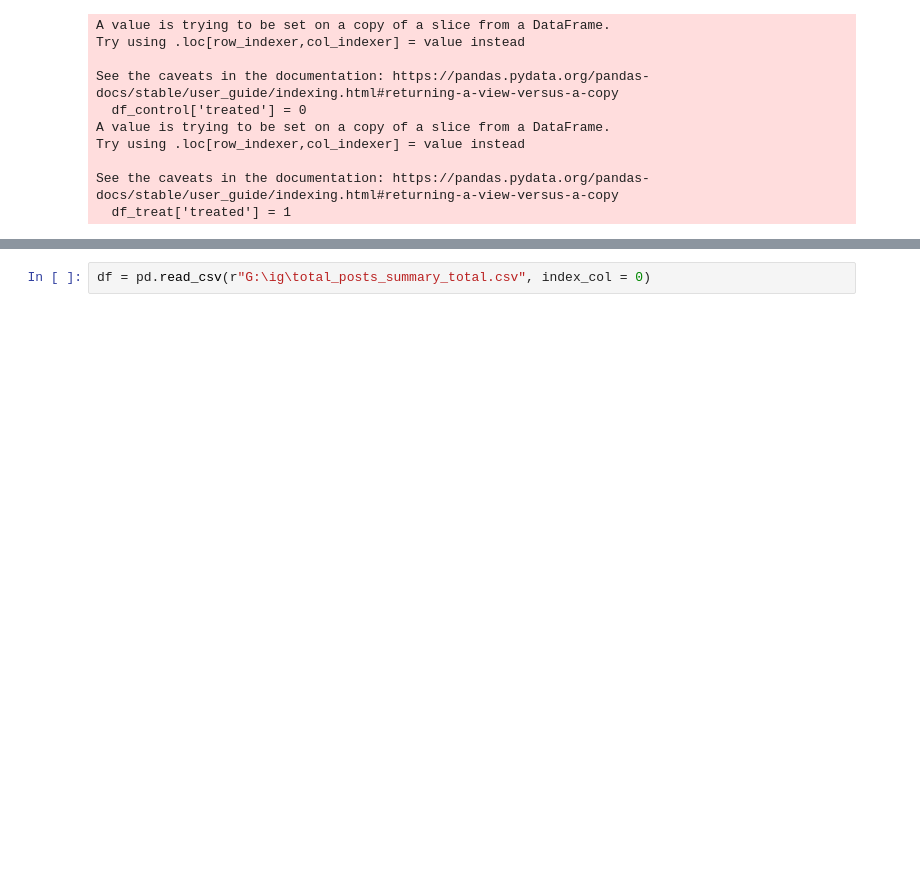
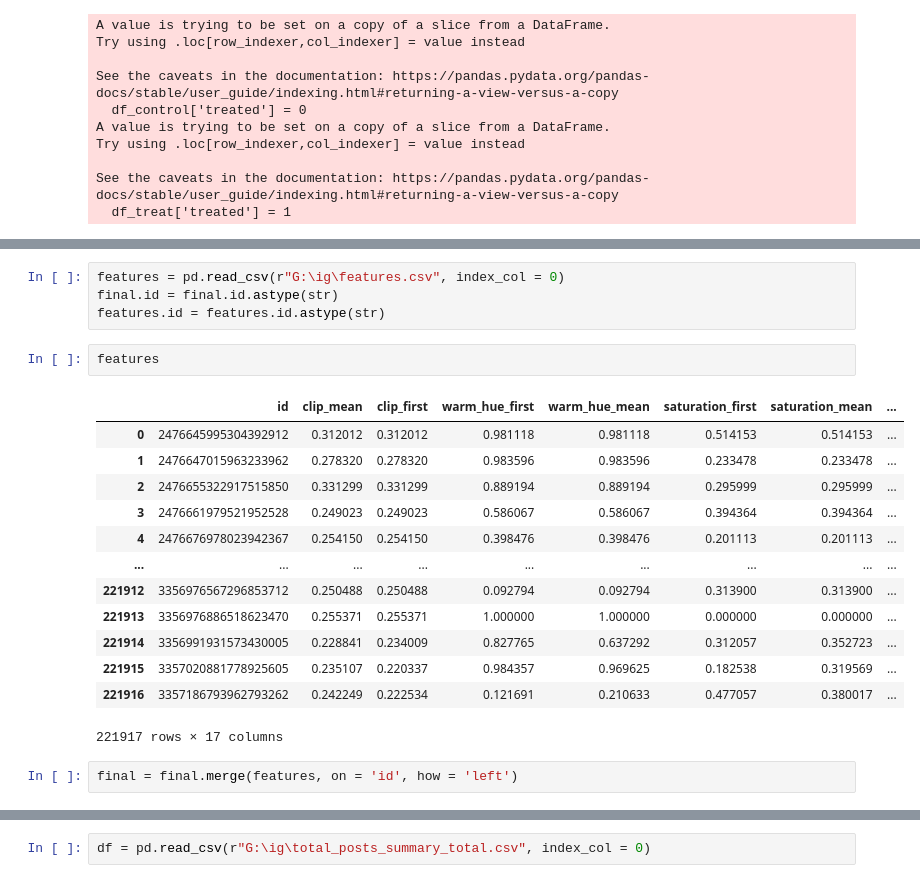
Before and after one commit to eyoy/collab_ig, a Jupyter notebook: data_creation.ipynb, the cells around one changed output, grey strips where cells are left out. Cells and saved outputs as stored; diff of their text form; blank space fills up the shorter version.

```diff
--- a/data_creation.ipynb
+++ b/data_creation.ipynb
@@ -243,0 +238,22 @@ See the caveats in the documentation: https://pandas.pydata.org/pandas-docs/stab
+# %%
+features = pd.read_csv(r"G:\ig\features.csv", index_col = 0)
+final.id = final.id.astype(str)
+features.id = features.id.astype(str)
+# %%
+features
+# %% [output]
+|  | id | clip_mean | clip_first | warm_hue_first | warm_hue_mean | saturation_first | saturation_mean | ... |
+| 0 | 2476645995304392912 | 0.312012 | 0.312012 | 0.981118 | 0.981118 | 0.514153 | 0.514153 | ... |
+| 1 | 2476647015963233962 | 0.278320 | 0.278320 | 0.983596 | 0.983596 | 0.233478 | 0.233478 | ... |
+| 2 | 2476655322917515850 | 0.331299 | 0.331299 | 0.889194 | 0.889194 | 0.295999 | 0.295999 | ... |
+| 3 | 2476661979521952528 | 0.249023 | 0.249023 | 0.586067 | 0.586067 | 0.394364 | 0.394364 | ... |
+| 4 | 2476676978023942367 | 0.254150 | 0.254150 | 0.398476 | 0.398476 | 0.201113 | 0.201113 | ... |
+| ... | ... | ... | ... | ... | ... | ... | ... | ... |
+| 221912 | 3356976567296853712 | 0.250488 | 0.250488 | 0.092794 | 0.092794 | 0.313900 | 0.313900 | ... |
+| 221913 | 3356976886518623470 | 0.255371 | 0.255371 | 1.000000 | 1.000000 | 0.000000 | 0.000000 | ... |
+| 221914 | 3356991931573430005 | 0.228841 | 0.234009 | 0.827765 | 0.637292 | 0.312057 | 0.352723 | ... |
+| 221915 | 3357020881778925605 | 0.235107 | 0.220337 | 0.984357 | 0.969625 | 0.182538 | 0.319569 | ... |
+| 221916 | 3357186793962793262 | 0.242249 | 0.222534 | 0.121691 | 0.210633 | 0.477057 | 0.380017 | ... |
+221917 rows × 17 columns
+# %%
+final = final.merge(features, on = 'id', how = 'left')
```
Also changed, not shown: parts of 5 cells of this notebook.
